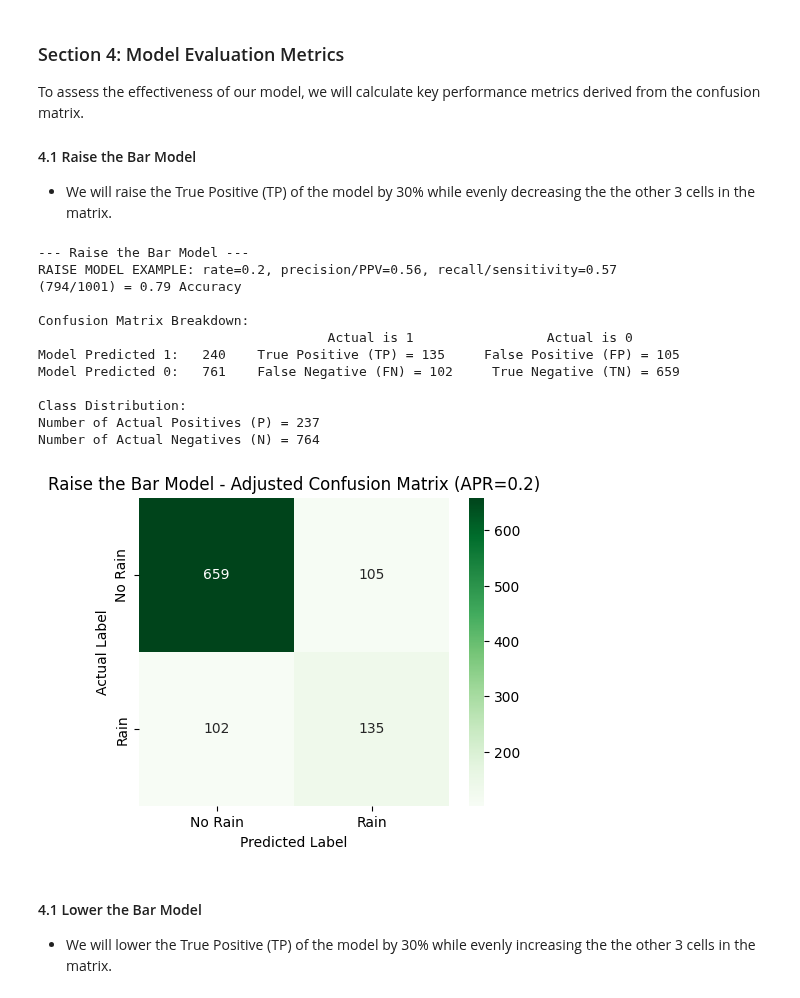
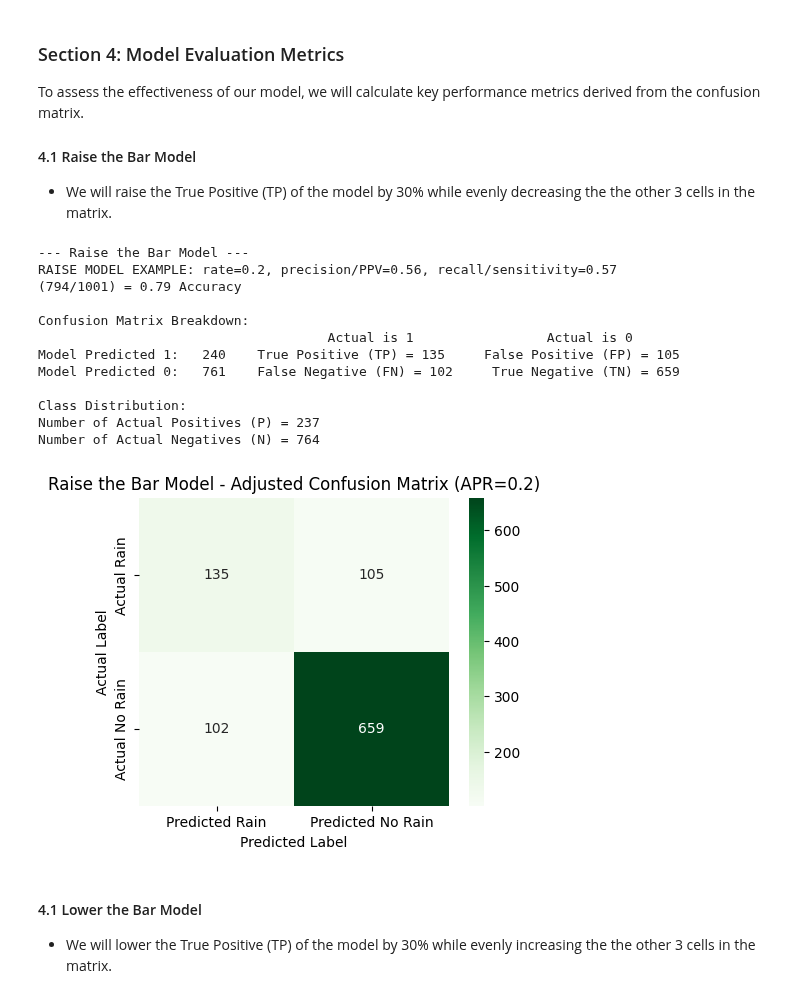
Before and after one commit to Data-Git-Hub/applied-ml-data-git-hub, a Jupyter notebook: D3/D3_ECP.ipynb, the cells around one changed output. Cells and saved outputs as stored; diff of their text form; code cells hidden in the pictures.

```diff
--- a/D3/D3_ECP.ipynb
+++ b/D3/D3_ECP.ipynb
@@ -358,36 +363,42 @@ N_r = TN_r + FP_r  # Number of actual non-rainy days
 # Print the results in the required format
 print("\n--- Raise the Bar Model ---")
 print(f"RAISE MODEL EXAMPLE: rate={APR}, precision/PPV={precision_r:.2f}, recall/sensitivity={recall_r:.2f}")
 print(f"({TP_r + TN_r}/{TP_r + TN_r + FP_r + FN_r}) = {accuracy_r:.2f} Accuracy")
 print("\nConfusion Matrix Breakdown:")
 print(f"                                     Actual is 1                 Actual is 0")
 print(f"Model Predicted 1:   {TP_r + FP_r}    True Positive (TP) = {TP_r}     False Positive (FP) = {FP_r}")
 print(f"Model Predicted 0:   {FN_r + TN_r}    False Negative (FN) = {FN_r}     True Negative (TN) = {TN_r}")
 print("\nClass Distribution:")
 print(f"Number of Actual Positives (P) = {P_r}")
 print(f"Number of Actual Negatives (N) = {N_r}")
 
-# Visualize the Confusion Matrix
+# Fix the visualization of the confusion matrix
+cm_visual = np.array([[TP_r, FP_r],  # Top Left (TP), Top Right (FP)
+                      [FN_r, TN_r]]) # Bottom Left (FN), Bottom Right (TN)
+
+# Visualize the Fixed Confusion Matrix
 plt.figure(figsize=(5,4))
-sns.heatmap(cm_raise, annot=True, fmt="d", cmap="Greens", xticklabels=["No Rain", "Rain"], yticklabels=["No Rain", "Rain"])
+sns.heatmap(cm_visual, annot=True, fmt="d", cmap="Greens",
+            xticklabels=["Predicted Rain", "Predicted No Rain"],
+            yticklabels=["Actual Rain", "Actual No Rain"])
 plt.xlabel("Predicted Label")
 plt.ylabel("Actual Label")
 plt.title(f"Raise the Bar Model - Adjusted Confusion Matrix (APR={APR})")
 plt.show()
 # %% [output]
 --- Raise the Bar Model ---
 RAISE MODEL EXAMPLE: rate=0.2, precision/PPV=0.56, recall/sensitivity=0.57
 (794/1001) = 0.79 Accuracy
 
 Confusion Matrix Breakdown:
                                      Actual is 1                 Actual is 0
 Model Predicted 1:   240    True Positive (TP) = 135     False Positive (FP) = 105
 Model Predicted 0:   761    False Negative (FN) = 102     True Negative (TN) = 659
 
 Class Distribution:
 Number of Actual Positives (P) = 237
 Number of Actual Negatives (N) = 764
-[figure, old version]
+[figure, new version]
 # %% [markdown]
 #### 4.1 Lower the Bar Model <br>
 - We will lower the True Positive (TP) of the model by 30% while evenly increasing the the other 3 cells in the matrix.
```
Also changed, not shown: parts of 2 cells of this notebook, 1 other file.
